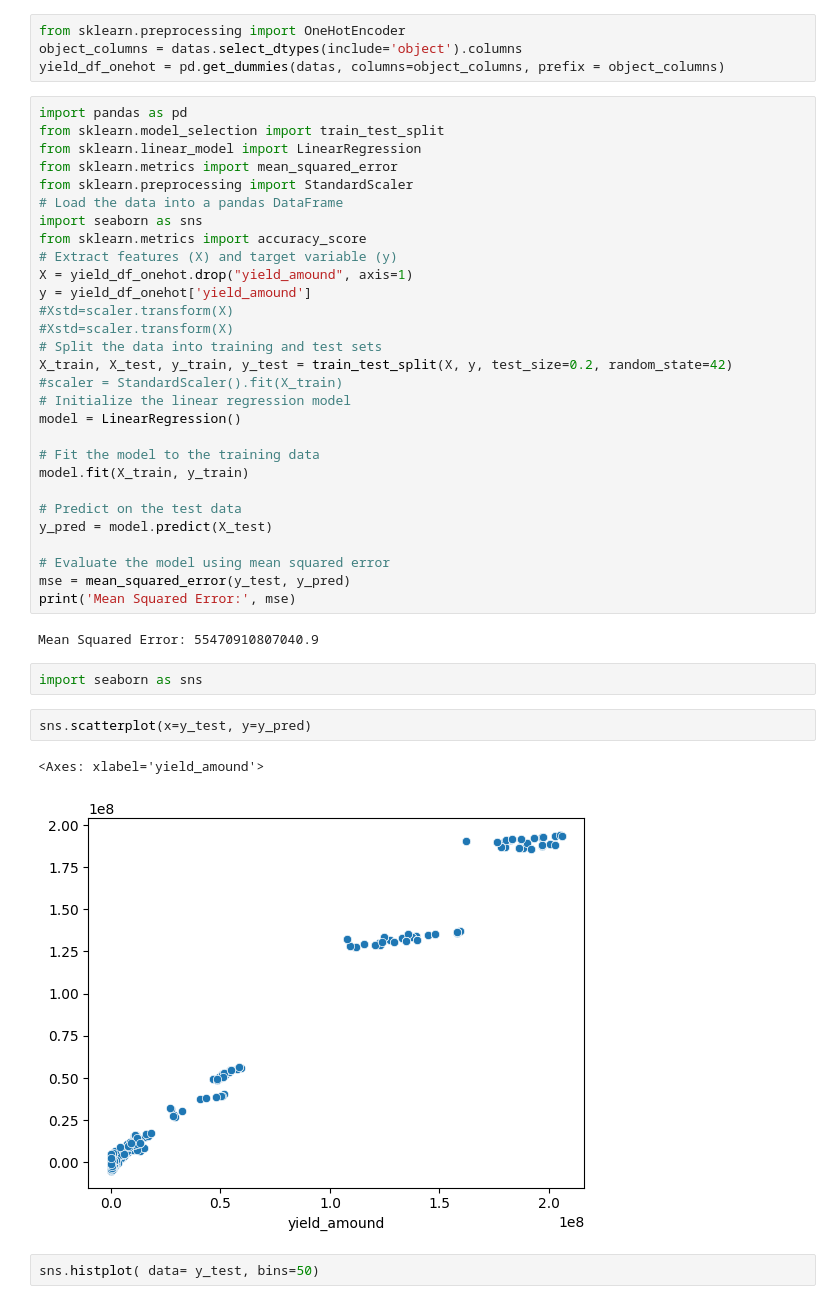
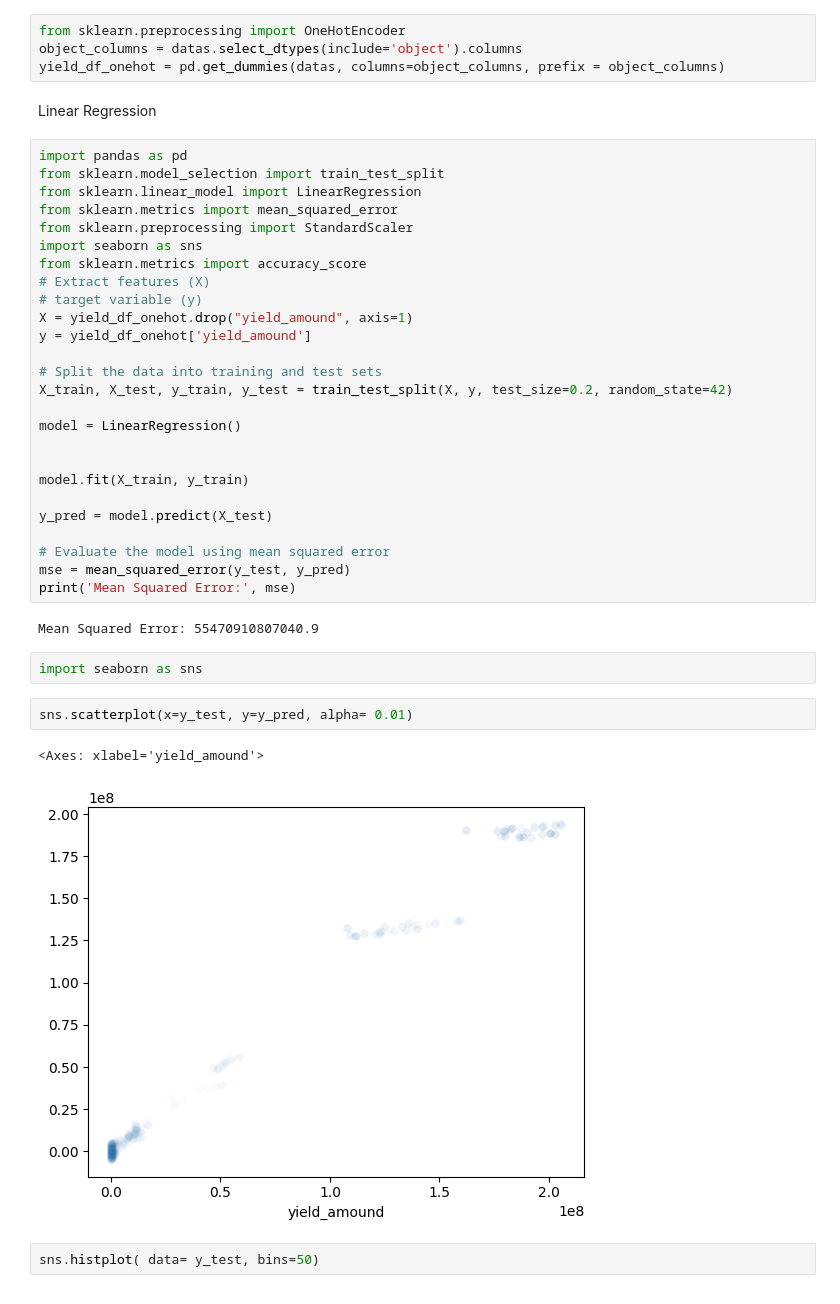
Before and after one commit to LucasJohannsenShadow/AVCD, a Jupyter notebook: machinelikedone.ipynb, the cells around one changed output. Cells and saved outputs as stored; diff of their text form.

```diff
--- a/machinelikedone.ipynb
+++ b/machinelikedone.ipynb
@@ -25,30 +25,29 @@ dtype: object
 from sklearn.preprocessing import OneHotEncoder
 object_columns = datas.select_dtypes(include='object').columns
 yield_df_onehot = pd.get_dummies(datas, columns=object_columns, prefix = object_columns)
+# %% [markdown]
+Linear Regression
 # %%
 import pandas as pd
 from sklearn.model_selection import train_test_split
 from sklearn.linear_model import LinearRegression
 from sklearn.metrics import mean_squared_error
 from sklearn.preprocessing import StandardScaler
-# Load the data into a pandas DataFrame
 import seaborn as sns
 from sklearn.metrics import accuracy_score
-# Extract features (X) and target variable (y)
+# Extract features (X)
+# target variable (y)
 X = yield_df_onehot.drop("yield_amound", axis=1)
 y = yield_df_onehot['yield_amound']
-#Xstd=scaler.transform(X)
-#Xstd=scaler.transform(X)
+
 # Split the data into training and test sets
 X_train, X_test, y_train, y_test = train_test_split(X, y, test_size=0.2, random_state=42)
-#scaler = StandardScaler().fit(X_train)
-# Initialize the linear regression model
+
 model = LinearRegression()
 
-# Fit the model to the training data
+
 model.fit(X_train, y_train)
 
-# Predict on the test data
 y_pred = model.predict(X_test)
 
 # Evaluate the model using mean squared error
@@ -59,10 +58,10 @@ Mean Squared Error: 55470910807040.9
 # %%
 import seaborn as sns
 # %%
-sns.scatterplot(x=y_test, y=y_pred)
+sns.scatterplot(x=y_test, y=y_pred, alpha= 0.01)
 # %% [output]
 <Axes: xlabel='yield_amound'>
-[figure, old version]
+[figure, new version]
 # %%
 sns.histplot( data= y_test, bins=50)
 # %% [output]
```
Also changed, not shown: parts of 9 cells of this notebook, 1 other file.
